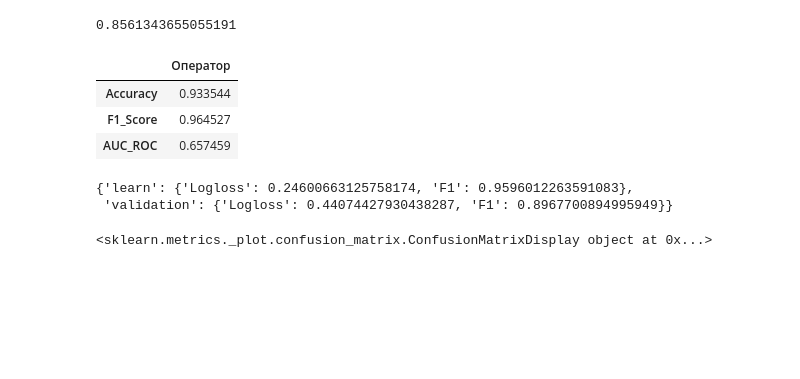
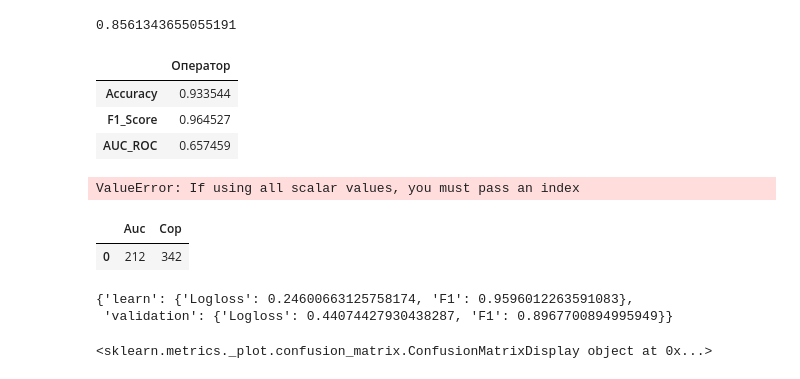
Before and after one commit to RyazaNow/Deploy-ML-Model, a Jupyter notebook: notebooks/Tricolor_test_Ryazanov.ipynb, the cells around one changed output. Drawn from its saved outputs; the diff is of its cells as text; code cells hidden in the pictures; blank space fills up the shorter version.

```diff
--- a/notebooks/Tricolor_test_Ryazanov.ipynb
+++ b/notebooks/Tricolor_test_Ryazanov.ipynb
@@ -528,3 +530,14 @@ metric_op
+# %%
+d = {'Auc':212 , 'Cop': 342}
+df = pd.DataFrame(data=d)
+df
+# %% [output]
+ValueError: If using all scalar values, you must pass an index
+# %%
+pd.DataFrame({'Auc':[212] , 'Cop': [342]})
+# %% [output]
+|  | Auc | Cop |
+| 0 | 212 | 342 |
 # %%
 model.get_best_score()
 # %% [output]
```
Also changed, not shown: parts of 1 cell of this notebook, 2 other files.
